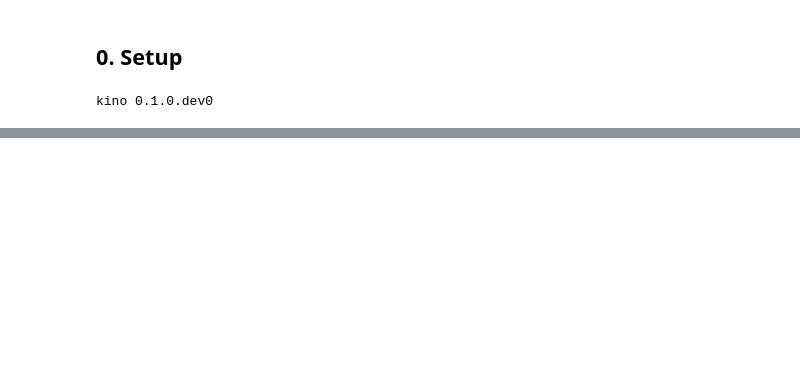
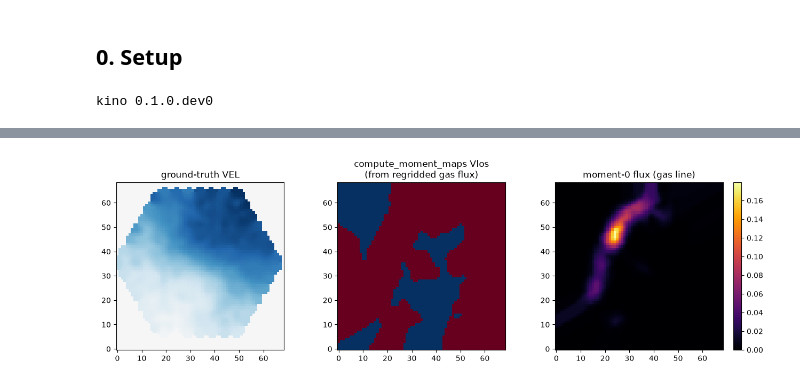
Before and after one commit to andrevitorelli/KINO, a Jupyter notebook: notebooks/06_mangia_datacube_demo.ipynb, the cells around one changed output, grey strips where cells are left out. Drawn from its saved outputs; the diff is of its cells as text; code cells hidden in the pictures; blank space fills up the shorter version.

```diff
--- a/notebooks/06_mangia_datacube_demo.ipynb
+++ b/notebooks/06_mangia_datacube_demo.ipynb
@@ -265,0 +243,5 @@ expected today: fixture 'mangia_regular_faceon' has no confirmed download URL ye
+# %%
+print(f"{'galaxy':30s} {'VEL ratio':>10s} {'DISP ratio':>10s}")
+for rss_path, maps_path in available:
+    res = validate_pair(rss_path, maps_path)
+    print(f"{rss_path.stem:30s} {res['VEL'][3]:10.3f} {res['DISP'][3]:10.3f}")
@@ -265,0 +269,36 @@ expected today: fixture 'mangia_regular_faceon' has no confirmed download URL ye
+# %%
+HALPHA_REST = 6562.8 * u.AA
+z = maps.redshift
+observed_halpha = HALPHA_REST * (1 + z)
+
+ny, nx = maps.maps["VEL"].shape
+gas_rss = read_mangia_rss(rss_path)
+cube = regrid_rss_to_cube(gas_rss, nx=nx, ny=ny, pixel_scale=maps.pixel_scale)
+# swap in the gas-only flux (regrid_rss_to_cube regrids total flux by default)
+cube.flux = regrid_fibers_to_grid(
+    gas_rss.x_fiber,
+    gas_rss.y_fiber,
+    gas_rss.flux_gas,
+    pixel_scale=maps.pixel_scale,
+    nx=nx,
+    ny=ny,
+    kernel_fwhm=gas_rss.psf_fwhm,
+)
+
+window = crop_to_line(cube, center=observed_halpha, half_width=20 * u.AA)
+moments = compute_moment_maps(
+    window, line_wavelength=HALPHA_REST, snr_threshold=0.0, check_window=False
+)
+
+fig, axes = plt.subplots(1, 3, figsize=(13, 4))
+vmax = np.nanmax(np.abs(maps.maps["VEL"]))
+axes[0].imshow(maps.maps["VEL"], origin="lower", cmap="RdBu_r", vmin=-vmax, vmax=vmax)
+axes[0].set_title("ground-truth VEL")
+axes[1].imshow(moments.vlos, origin="lower", cmap="RdBu_r", vmin=-vmax, vmax=vmax)
+axes[1].set_title("compute_moment_maps Vlos\n(from regridded gas flux)")
+im2 = axes[2].imshow(moments.flux, origin="lower", cmap="inferno")
+axes[2].set_title("moment-0 flux (gas line)")
+fig.colorbar(im2, ax=axes[2], fraction=0.046)
+fig.tight_layout()
+# %% [output]
+[figure, added]
```
Also changed, not shown: parts of 27 cells of this notebook, 10 other files.
